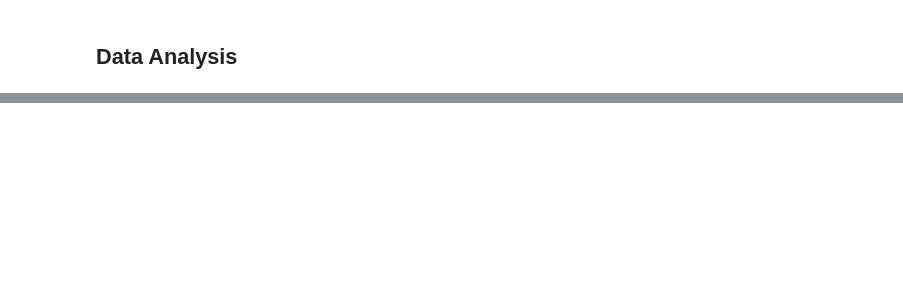
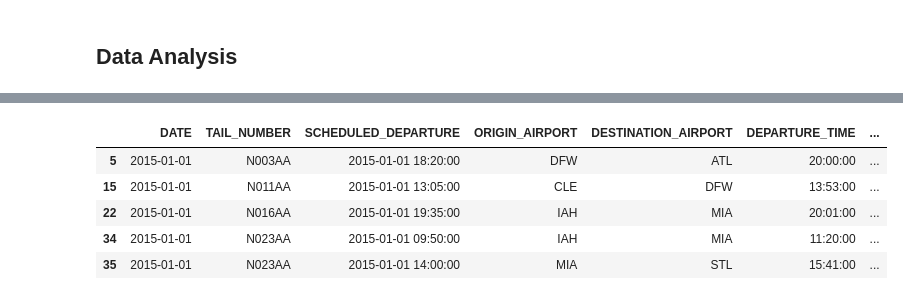
Before and after one commit to GaryLBentley/FlightDelays, a Jupyter notebook: FlightDelays.ipynb, the cells around one changed output, grey strips where cells are left out. Saved outputs shown, nothing was run; the diff lists cells and outputs as text; code cells hidden in the pictures; blank space fills up the shorter version.

```diff
--- a/FlightDelays.ipynb
+++ b/FlightDelays.ipynb
@@ -271,2 +247,68 @@ df_intl.describe()
+# %%
+start_date = ""
+curr_date = ""
+start_tail = ""
+curr_tail = ""
+intl = []
+reg = []
+for index, row in df_flights.iterrows():
+    curr_date = row["DATE"]
+    curr_tail = row["TAIL_NUMBER"]
+
+    # Start of flight data for new date
+    if start_date != curr_date:
+
+        # Starting new date and aircraft
+        start_date = curr_date
+        start_tail = curr_tail
+
+        # Capture the arrival delay
+        arrival_delay = row["ARRIVAL_DELAY"]
+
+    else:   # Dates match so still processing that days' flights
+
+        # Check to see if still processing same aircraft
+        if start_tail == curr_tail:
+
+            # Capture the departure delay
+            departure_delay = row["DEPARTURE_DELAY"]
+
+            # If previous flight row has ARRIVAL_DELAY > 0 and this row has DEPARTURE_DELAY > 0
+            if (arrival_delay > 0 and departure_delay > 0):
+
+                # Add to the proper list based on Status
+                if row['Status'] == "INTL":
+                    intl.append(row)
+                else:
+                    reg.append(row)
+
+                # Get the arrival delay of the flight we just added for next iteration
+                arrival_delay = row["ARRIVAL_DELAY"]
+
+            else:   # No delay match
+
+                # Get the new arrival delay
+                arrival_delay = row["ARRIVAL_DELAY"]
+
+        else:   # Date matches but new aircraft
+
+            # Capture the arrival delay and set the start_tail
+            arrival_delay = row["ARRIVAL_DELAY"]
+            start_tail = curr_tail
+
+
+
+df_intl = pd.DataFrame(intl)
+df_reg = pd.DataFrame(reg)
+
+
+df_intl.head()
+# %% [output]
+|  | DATE | TAIL_NUMBER | SCHEDULED_DEPARTURE | ORIGIN_AIRPORT | DESTINATION_AIRPORT | DEPARTURE_TIME | ... |
+| 5 | 2015-01-01 | N003AA | 2015-01-01 18:20:00 | DFW | ATL | 20:00:00 | ... |
+| 15 | 2015-01-01 | N011AA | 2015-01-01 13:05:00 | CLE | DFW | 13:53:00 | ... |
+| 22 | 2015-01-01 | N016AA | 2015-01-01 19:35:00 | IAH | MIA | 20:01:00 | ... |
+| 34 | 2015-01-01 | N023AA | 2015-01-01 09:50:00 | IAH | MIA | 11:20:00 | ... |
+| 35 | 2015-01-01 | N023AA | 2015-01-01 14:00:00 | MIA | STL | 15:41:00 | ... |
 # %%
 df_reg.head()
```
Also changed, not shown: parts of 35 cells of this notebook, 2 other files.
